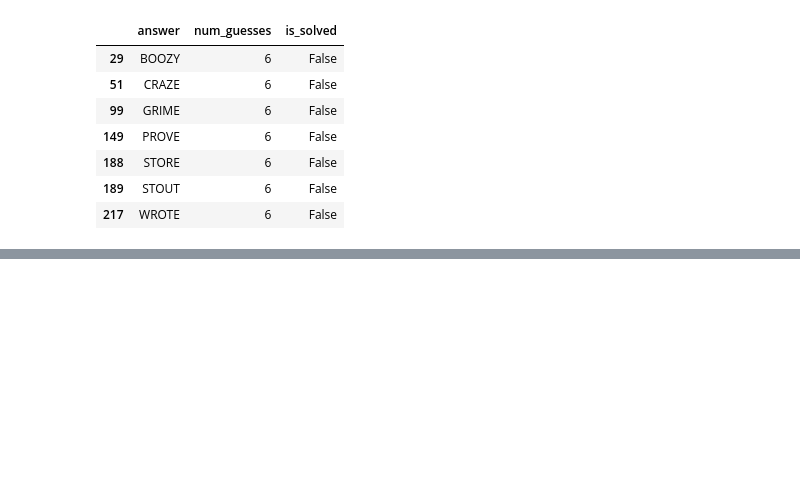
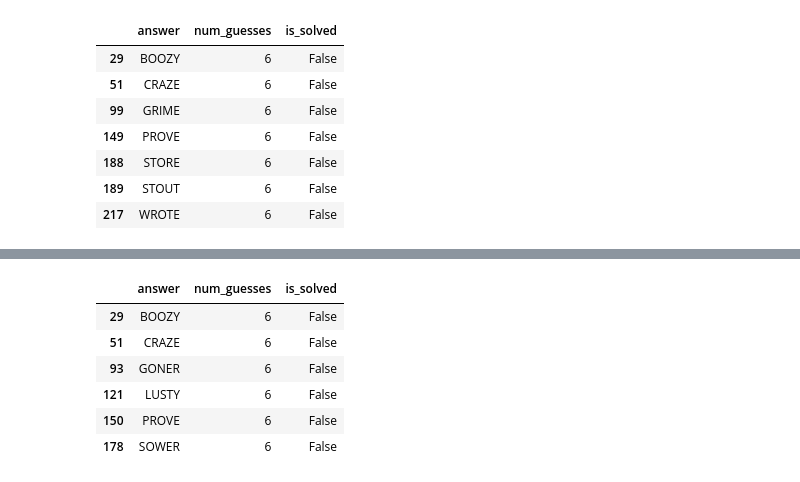
Before and after one commit to boompig/wordle-py, a Jupyter notebook: notebooks/Combinations.ipynb, the cells around one changed output, grey strips where cells are left out. Saved outputs shown, nothing was run; the diff lists cells and outputs as text; code cells hidden in the pictures; blank space fills up the shorter version.

```diff
--- a/notebooks/Combinations.ipynb
+++ b/notebooks/Combinations.ipynb
@@ -386,0 +429,10 @@ solver_df[solver_df.is_solved == False]
+# %%
+solver_df2[~solver_df2.is_solved]
+# %% [output]
+|  | answer | num_guesses | is_solved |
+| 29 | BOOZY | 6 | False |
+| 51 | CRAZE | 6 | False |
+| 93 | GONER | 6 | False |
+| 121 | LUSTY | 6 | False |
+| 150 | PROVE | 6 | False |
+| 178 | SOWER | 6 | False |
```
Also changed, not shown: parts of 6 cells of this notebook, 5 other files.
